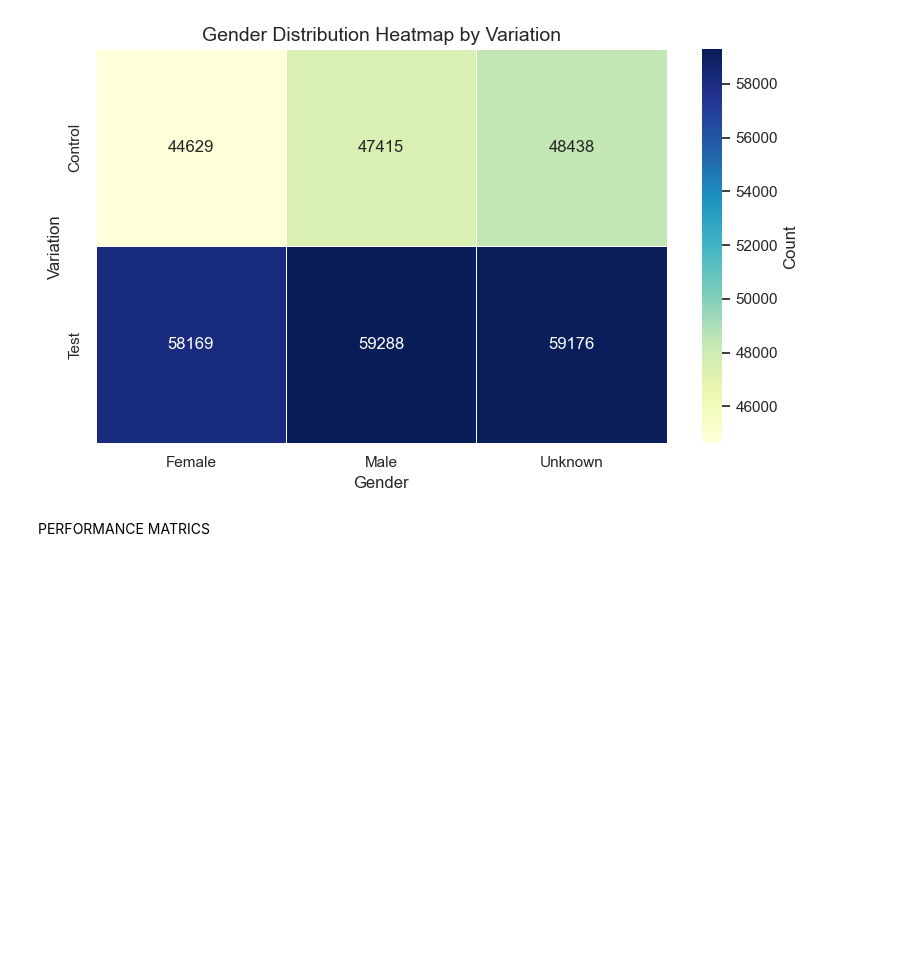
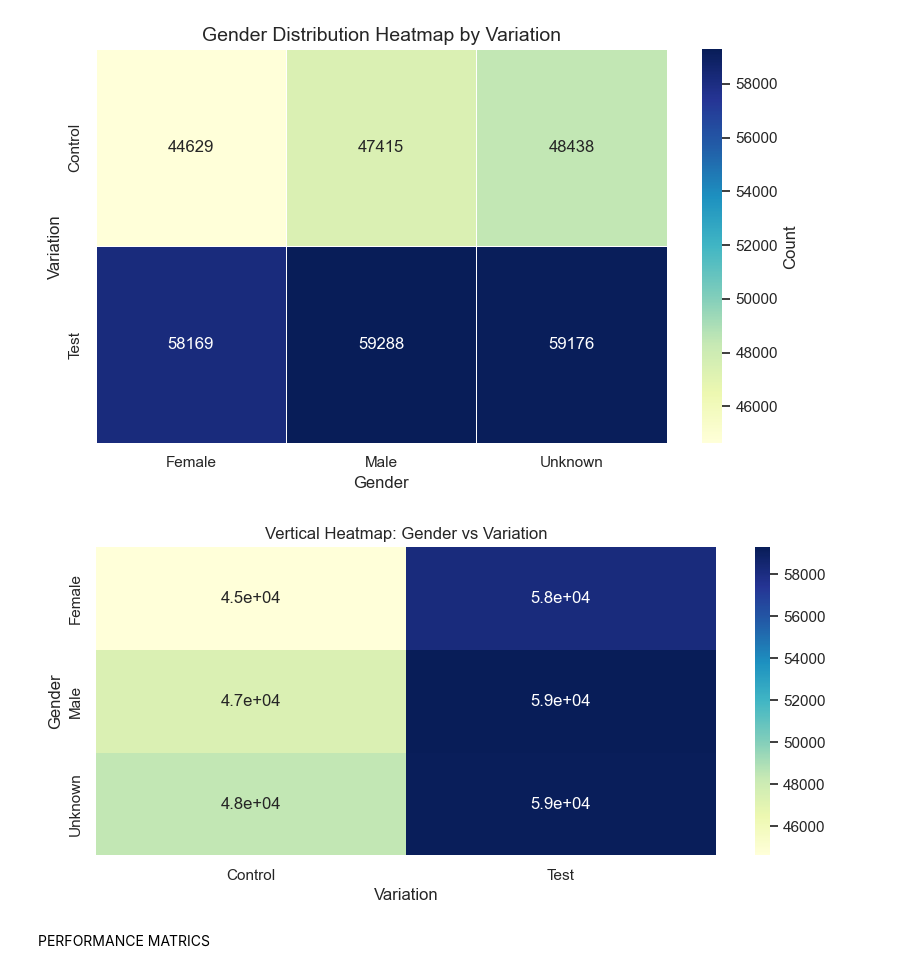
Before and after one commit to MadhurideviD/vanguard_analysis, a Jupyter notebook: vanguard_1.ipynb, the cells around one changed output. Drawn from its saved outputs; the diff is of its cells as text; code cells hidden in the pictures; blank space fills up the shorter version.

```diff
--- a/vanguard_1.ipynb
+++ b/vanguard_1.ipynb
@@ -893,6 +895,20 @@ plt.tight_layout()
 plt.show()
 # %% [output]
 [figure]
+# %%
+# Transpose the pivot table
+pivot_table = pd.crosstab(df_final['Variation'], df_final['gender'])
+pivot_table_T = pivot_table.T  # or .transpose()
+
+# Plot vertical heatmap (taller layout)
+plt.figure(figsize=(10, 4))  # Wider to accommodate many variations as columns
+sns.heatmap(pivot_table_T, cmap='YlGnBu', annot=True)
+plt.title('Vertical Heatmap: Gender vs Variation')
+plt.xlabel('Variation')
+plt.ylabel('Gender')
+plt.show()
+# %% [output]
+[figure, added]
 # %% [markdown]
 PERFORMANCE MATRICS
 # %% [markdown]
```
Also changed, not shown: parts of 14 cells of this notebook.
